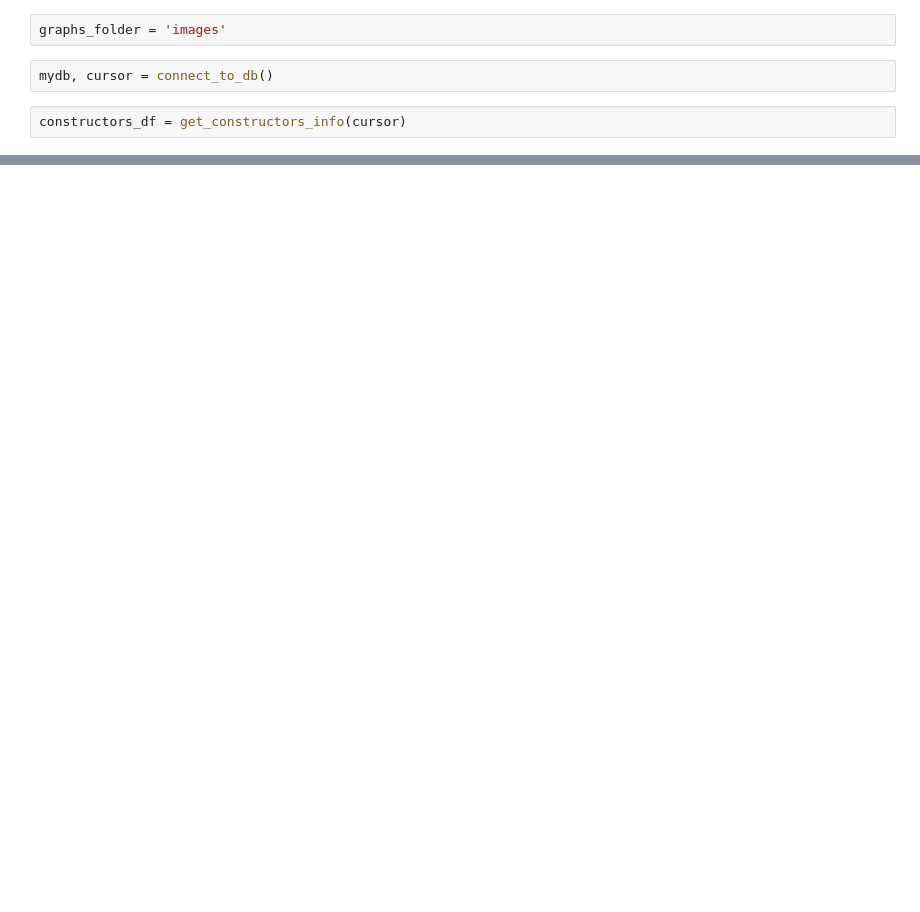
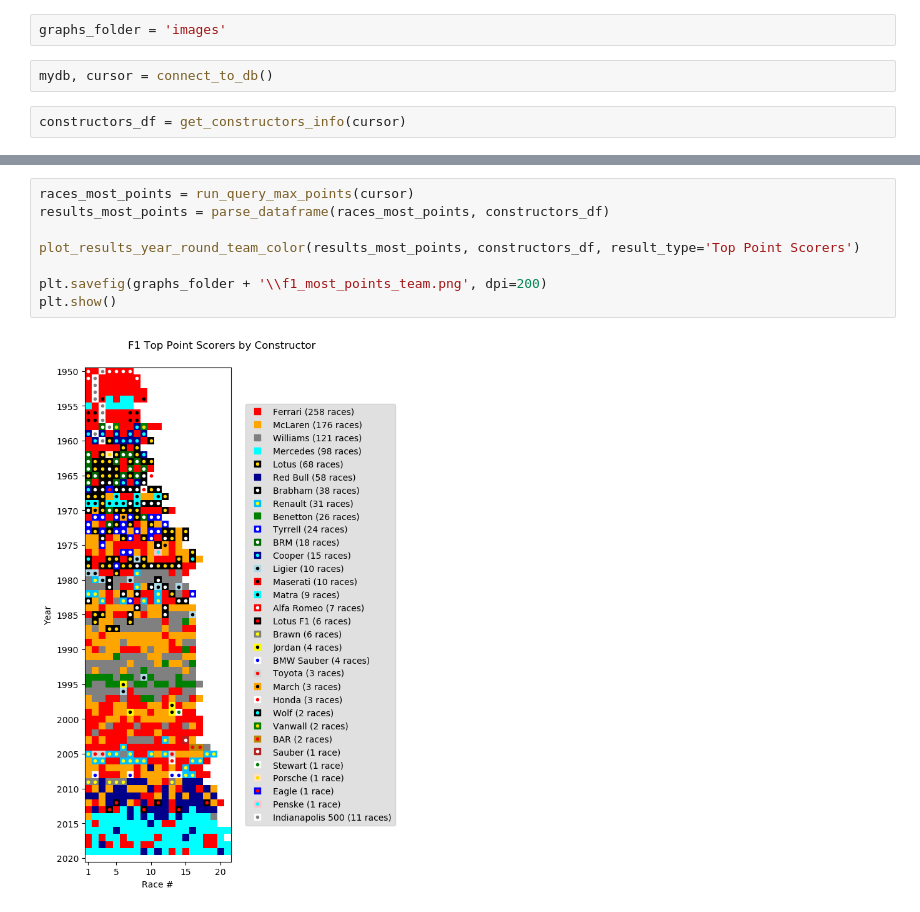
Before and after one commit to duartenina/f1-analyses, a Jupyter notebook: plots.ipynb, the cells around one changed output, grey strips where cells are left out. Cells and saved outputs as stored; diff of their text form; blank space fills up the shorter version.

```diff
--- a/plots.ipynb
+++ b/plots.ipynb
@@ -53,0 +54,10 @@ plt.show()
+# %%
+races_most_points = run_query_max_points(cursor)
+results_most_points = parse_dataframe(races_most_points, constructors_df)
+
+plot_results_year_round_team_color(results_most_points, constructors_df, result_type='Top Point Scorers')
+
+plt.savefig(graphs_folder + '\\f1_most_points_team.png', dpi=200)
+plt.show()
+# %% [output]
+[figure, added]
```
Also changed, not shown: parts of 5 cells of this notebook, 2 other files.
